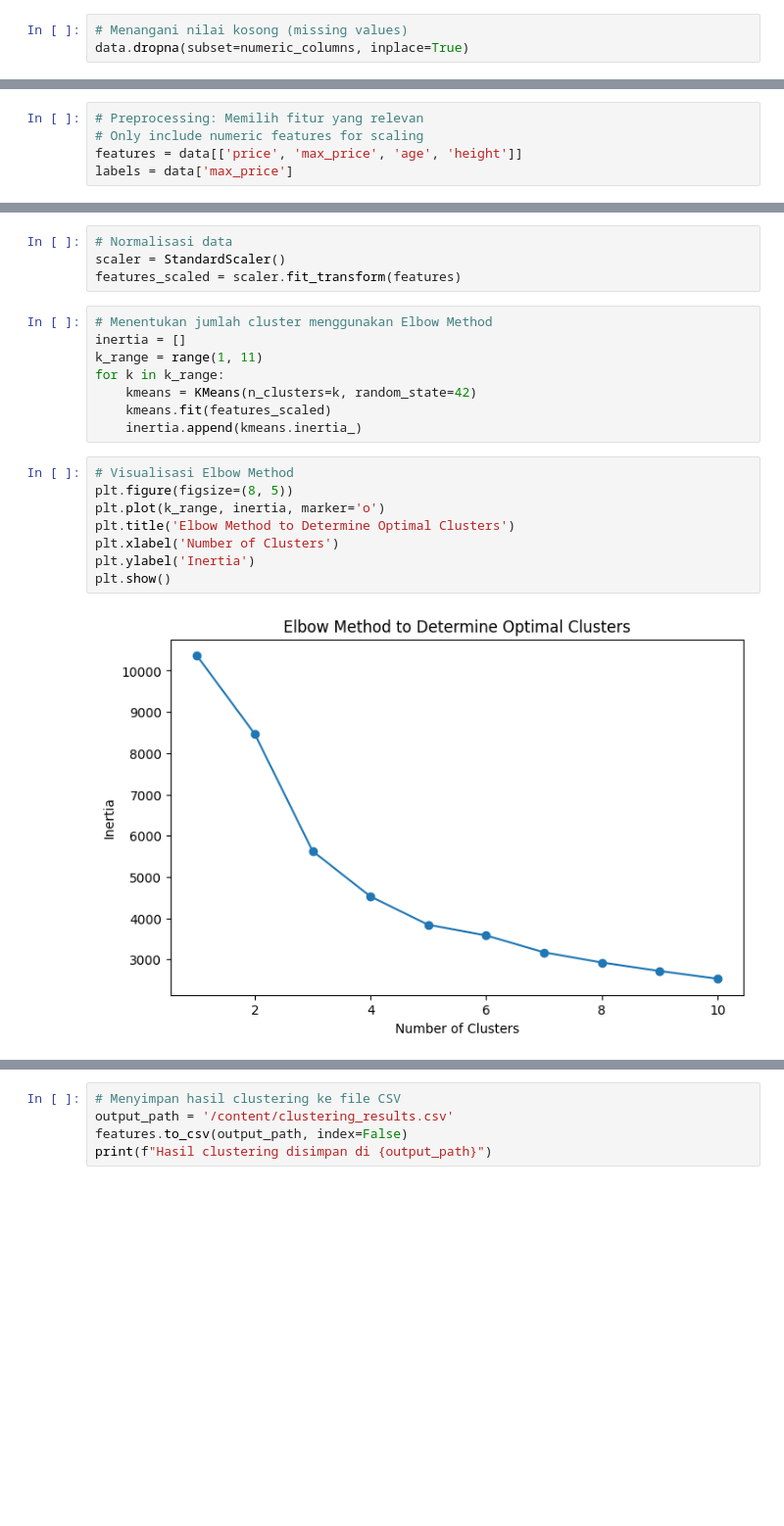
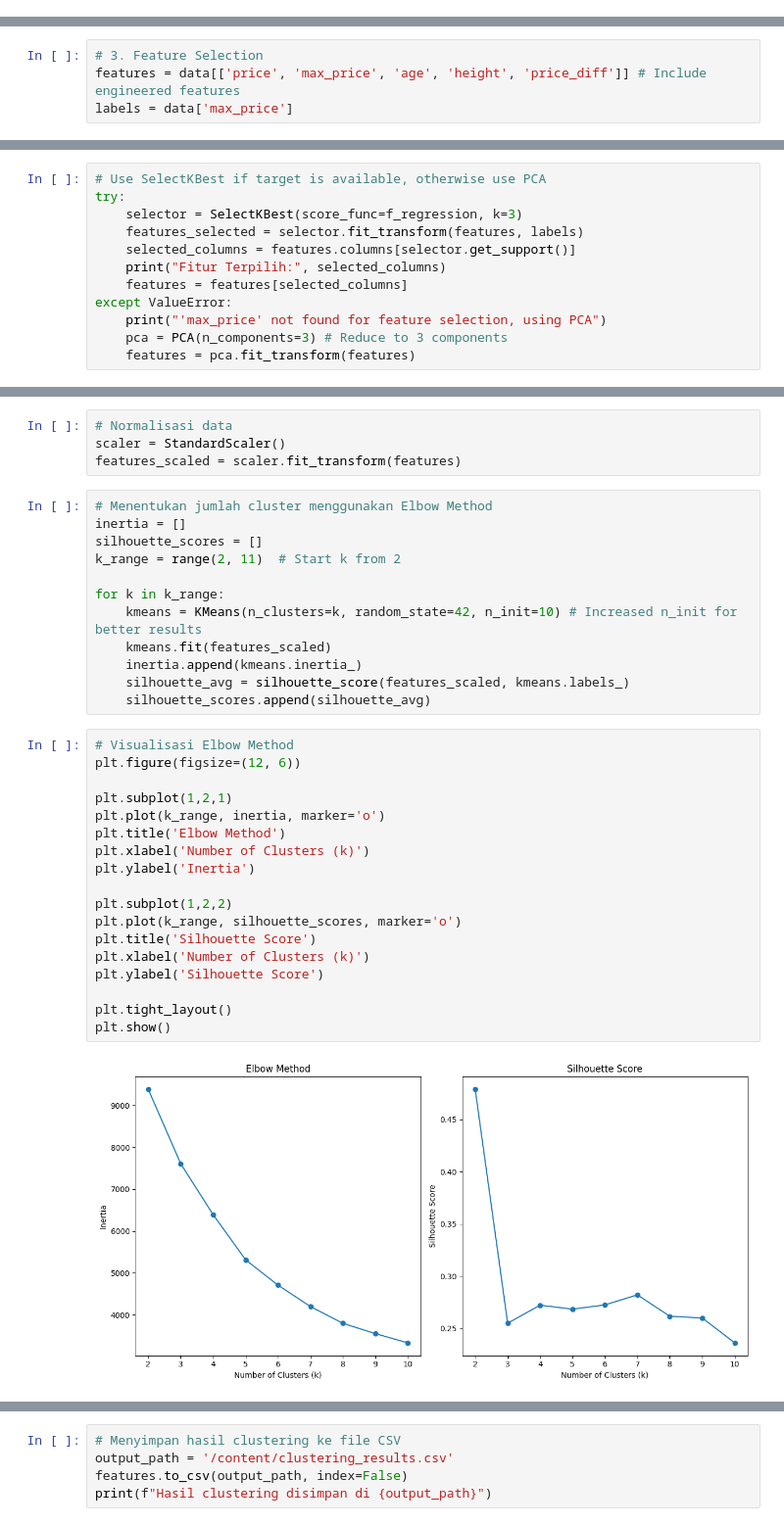
Before and after one commit to AgungHayustam/football-player-clustering, a Jupyter notebook: UAS_4923.ipynb, the cells around one changed output, grey strips where cells are left out. Shown: that part at 98% size. Saved outputs shown, nothing was run; the diff lists cells and outputs as text; blank space fills up the shorter version.

Commit message:
Yang terbaru dan valid

```diff
--- a/UAS_4923.ipynb
+++ b/UAS_4923.ipynb
@@ -43,6 +72,3 @@ numeric_columns = ['price', 'max_price', 'age', 'goals', 'assists', 'appearances
 for col in numeric_columns:
     if col in data.columns:
         data[col] = pd.to_numeric(data[col], errors='coerce')
-# %%
-# Menangani nilai kosong (missing values)
-data.dropna(subset=numeric_columns, inplace=True)
@@ -77,7 +101,6 @@ Index(['Unnamed: 0', 'name', 'full_name', 'age', 'height', 'nationality',
        'league'],
       dtype='object')
 # %%
-# Preprocessing: Memilih fitur yang relevan
-# Only include numeric features for scaling
-features = data[['price', 'max_price', 'age', 'height']]
+# 3. Feature Selection
+features = data[['price', 'max_price', 'age', 'height', 'price_diff']] # Include engineered features
 labels = data['max_price']
@@ -99,0 +107,12 @@ SelectKBest does not accept missing values encoded as NaN natively. For supervis
+# %%
+# Use SelectKBest if target is available, otherwise use PCA
+try:
+    selector = SelectKBest(score_func=f_regression, k=3)
+    features_selected = selector.fit_transform(features, labels)
+    selected_columns = features.columns[selector.get_support()]
+    print("Fitur Terpilih:", selected_columns)
+    features = features[selected_columns]
+except ValueError:
+    print("'max_price' not found for feature selection, using PCA")
+    pca = PCA(n_components=3) # Reduce to 3 components
+    features = pca.fit_transform(features)
@@ -108,20 +129,34 @@ features_scaled = scaler.fit_transform(features)
 # %%
 # Menentukan jumlah cluster menggunakan Elbow Method
 inertia = []
-k_range = range(1, 11)
+silhouette_scores = []
+k_range = range(2, 11)  # Start k from 2
+
 for k in k_range:
-    kmeans = KMeans(n_clusters=k, random_state=42)
+    kmeans = KMeans(n_clusters=k, random_state=42, n_init=10) # Increased n_init for better results
     kmeans.fit(features_scaled)
     inertia.append(kmeans.inertia_)
+    silhouette_avg = silhouette_score(features_scaled, kmeans.labels_)
+    silhouette_scores.append(silhouette_avg)
 # %%
 # Visualisasi Elbow Method
-plt.figure(figsize=(8, 5))
+plt.figure(figsize=(12, 6))
+
+plt.subplot(1,2,1)
 plt.plot(k_range, inertia, marker='o')
-plt.title('Elbow Method to Determine Optimal Clusters')
-plt.xlabel('Number of Clusters')
+plt.title('Elbow Method')
+plt.xlabel('Number of Clusters (k)')
 plt.ylabel('Inertia')
+
+plt.subplot(1,2,2)
+plt.plot(k_range, silhouette_scores, marker='o')
+plt.title('Silhouette Score')
+plt.xlabel('Number of Clusters (k)')
+plt.ylabel('Silhouette Score')
+
+plt.tight_layout()
 plt.show()
 # %% [output]
-[figure, old version]
+[figure, new version]
 # %%
 # Membuat model K-Means dengan jumlah cluster optimal
```
Also changed, not shown: parts of 17 cells of this notebook.
